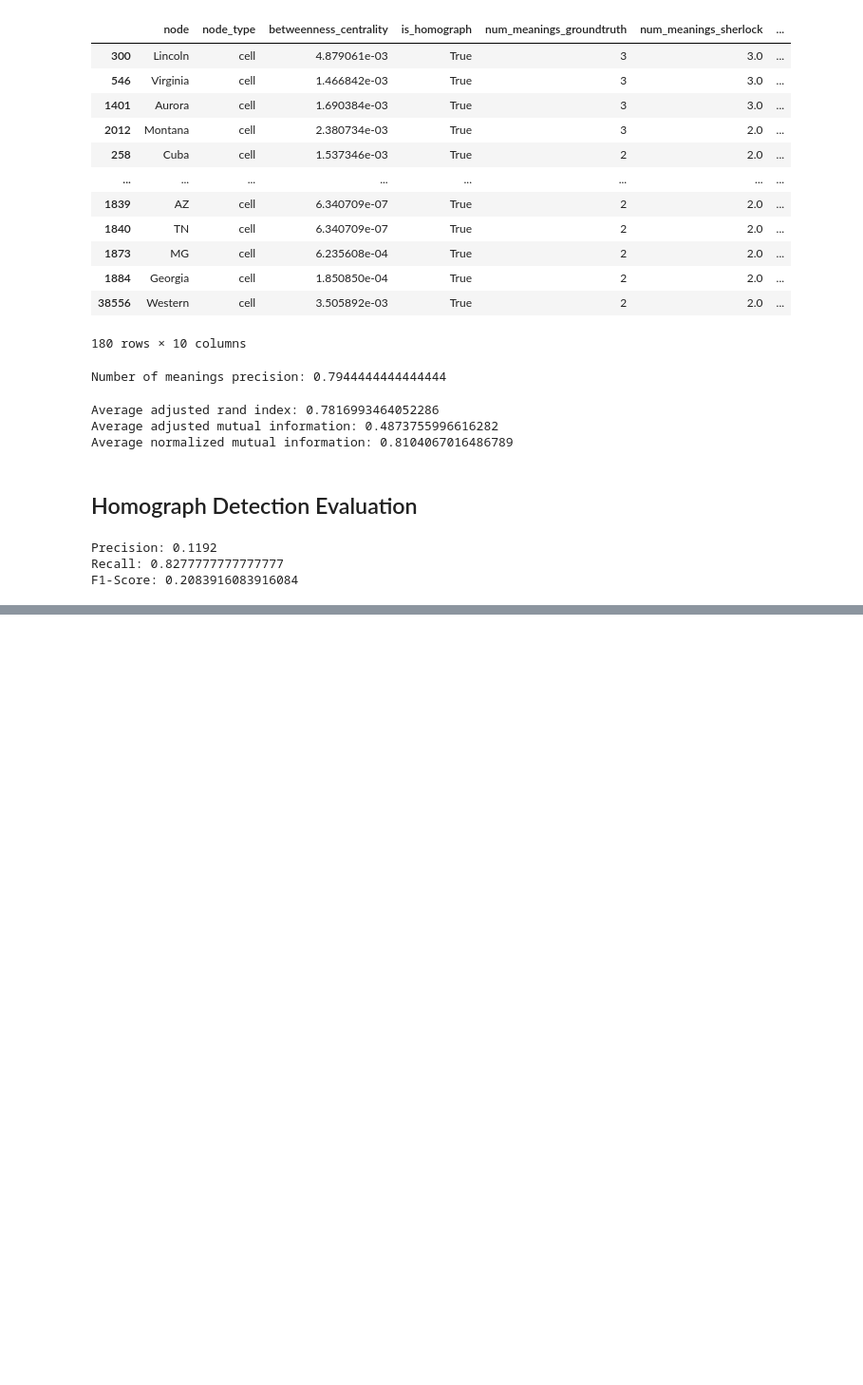
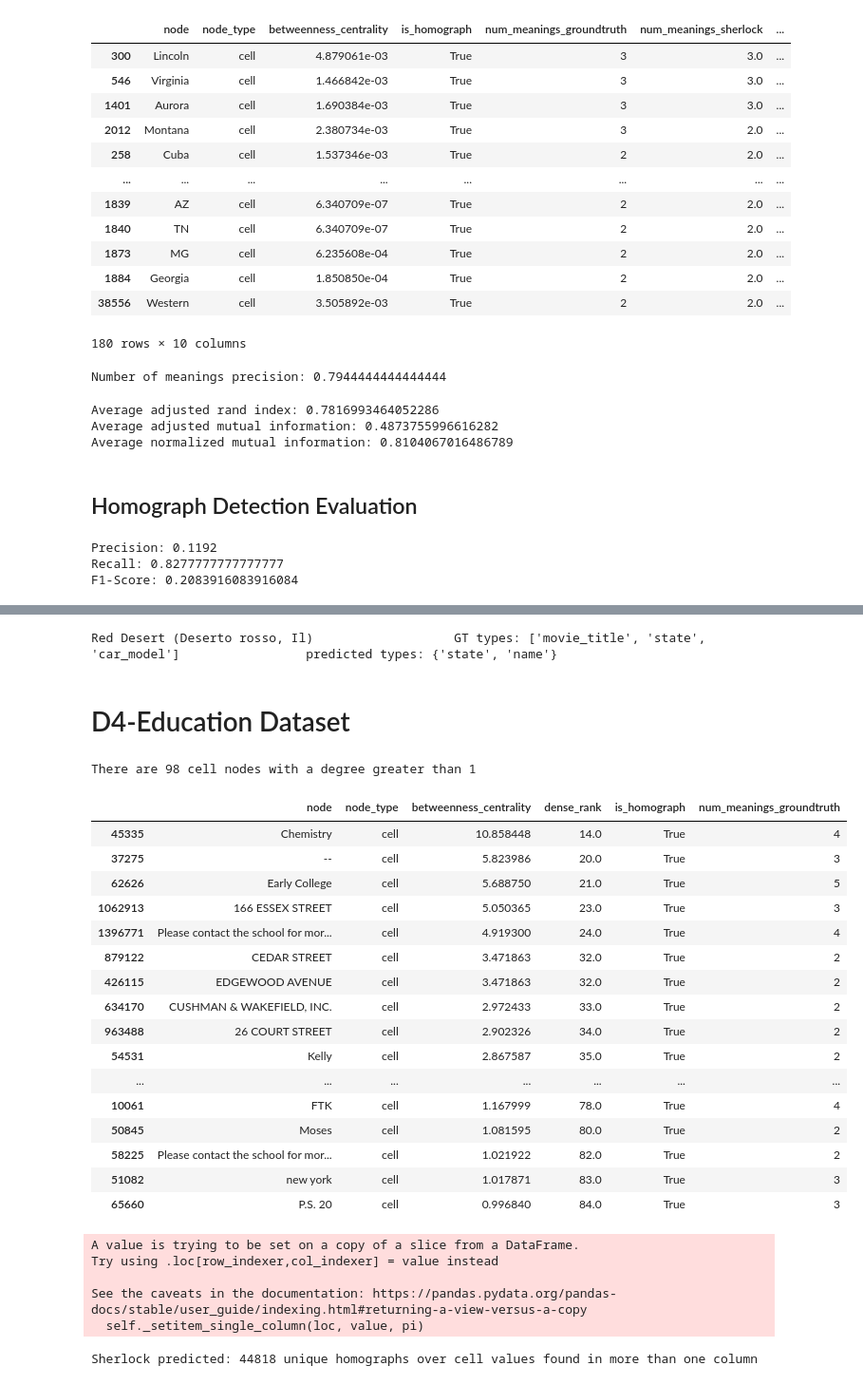
Before and after one commit to leventidis/sherlock-project, a Jupyter notebook: domain_net/num_meanings_using_sherlock.ipynb, the cells around one changed output, grey strips where cells are left out. Shown at 95% size. Drawn from its saved outputs; the diff is of its cells as text; code cells hidden in the pictures; blank space fills up the shorter version.

Commit message:
Further updates to accomodate D4-Education dataset

```diff
--- a/domain_net/num_meanings_using_sherlock.ipynb
+++ b/domain_net/num_meanings_using_sherlock.ipynb
@@ -255,0 +256,57 @@ Tagopia                  GT types: ['company_name']              predicted types
+# %%
+gt_types, pred_types = get_predicted_and_gt_semantic_types_for_node(node="Montana", graph=G, cell_node_to_semantic_type_dict=cell_node_to_semantic_type_dict)
+print(value, "  \t\t GT types:", gt_types, '\t\t predicted types:', pred_types)
+# %% [output]
+Red Desert (Deserto rosso, Il)                   GT types: ['movie_title', 'state', 'car_model']                 predicted types: {'state', 'name'}
+# %% [markdown]
+# D4-Education Dataset
+# %%
+output_path = 'output/D4-Education/'
+g_path = 'graph_representations/D4-Education/bipartite.graph'
+
+with open(output_path+'input_nodes.json') as f:
+  input_nodes = json.load(f)['input_nodes']
+
+with open(output_path + "graph_stats_with_groundtruth_df.pickle", "rb") as fh:
+    df = pickle.load(fh)
+G = pickle.load(open(g_path, "rb"))
+
+# Remove nodes with degree 1 from the dataframe
+df = process_df(df, G)
+
+# Use the 100 highest BC values as a small GT
+df_homs = df[df['node'].isin(input_nodes)]
+df_homs
+# %% [output]
+There are 98 cell nodes with a degree greater than 1
+|  | node | node_type | betweenness_centrality | dense_rank | is_homograph | num_meanings_groundtruth |
+| 45335 | Chemistry | cell | 10.858448 | 14.0 | True | 4 |
+| 37275 | -- | cell | 5.823986 | 20.0 | True | 3 |
+| 62626 | Early College | cell | 5.688750 | 21.0 | True | 5 |
+| 1062913 | 166 ESSEX STREET | cell | 5.050365 | 23.0 | True | 3 |
+| 1396771 | Please contact the school for mor... | cell | 4.919300 | 24.0 | True | 4 |
+| 879122 | CEDAR STREET | cell | 3.471863 | 32.0 | True | 2 |
+| 426115 | EDGEWOOD AVENUE | cell | 3.471863 | 32.0 | True | 2 |
+| 634170 | CUSHMAN & WAKEFIELD, INC. | cell | 2.972433 | 33.0 | True | 2 |
+| 963488 | 26 COURT STREET | cell | 2.902326 | 34.0 | True | 2 |
+| 54531 | Kelly | cell | 2.867587 | 35.0 | True | 2 |
+| ... | ... | ... | ... | ... | ... | ... |
+| 10061 | FTK | cell | 1.167999 | 78.0 | True | 4 |
+| 50845 | Moses | cell | 1.081595 | 80.0 | True | 2 |
+| 58225 | Please contact the school for mor... | cell | 1.021922 | 82.0 | True | 2 |
+| 51082 | new york | cell | 1.017871 | 83.0 | True | 3 |
+| 65660 | P.S. 20 | cell | 0.996840 | 84.0 | True | 3 |
+# %%
+# Fix the ground truth
+df_homs.loc[df_homs['node']=='Early College', 'is_homograph']=False
+df_homs.loc[df_homs['node']=='166 ESSEX STREET', 'is_homograph']=False
+df_homs.loc[df_homs['node']=='CEDAR STREET', 'is_homograph']=False
+df_homs.loc[df_homs['node']=='EDGEWOOD AVENUE', 'is_homograph']=False
+df_homs.loc[df_homs['node']=='Academic Comprehensive Program', 'is_homograph']=False
+df_homs.loc[df_homs['node']=='64 AVENUE', 'is_homograph']=False
+# %% [output]
+A value is trying to be set on a copy of a slice from a DataFrame.
+Try using .loc[row_indexer,col_indexer] = value instead
+
+See the caveats in the documentation: https://pandas.pydata.org/pandas-docs/stable/user_guide/indexing.html#returning-a-view-versus-a-copy
+  self._setitem_single_column(loc, value, pi)
@@ -255,0 +318,4 @@ Tagopia                  GT types: ['company_name']              predicted types
+# %%
+print("Sherlock predicted:", len(predicted_homographs), 'unique homographs over cell values found in more than one column')
+# %% [output]
+Sherlock predicted: 44818 unique homographs over cell values found in more than one column
```
Also changed, not shown: parts of 13 cells of this notebook, 1 other file.
